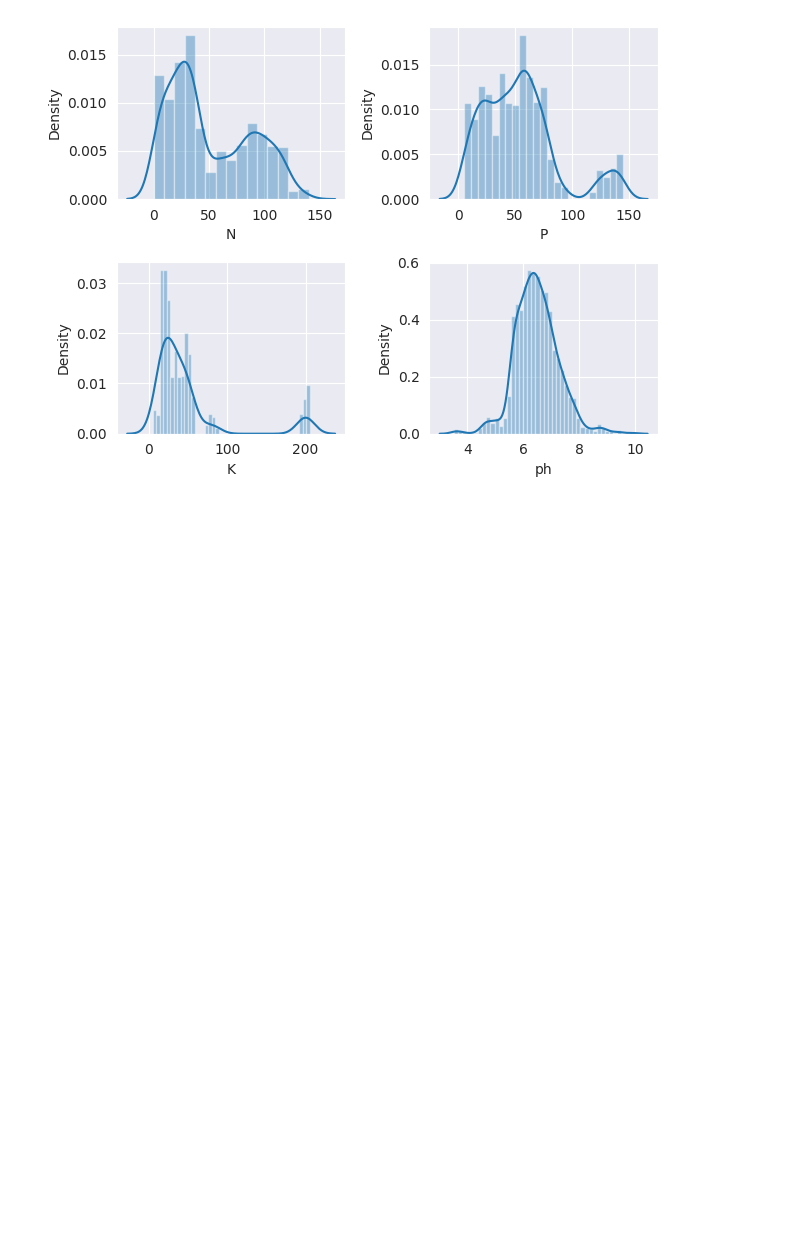
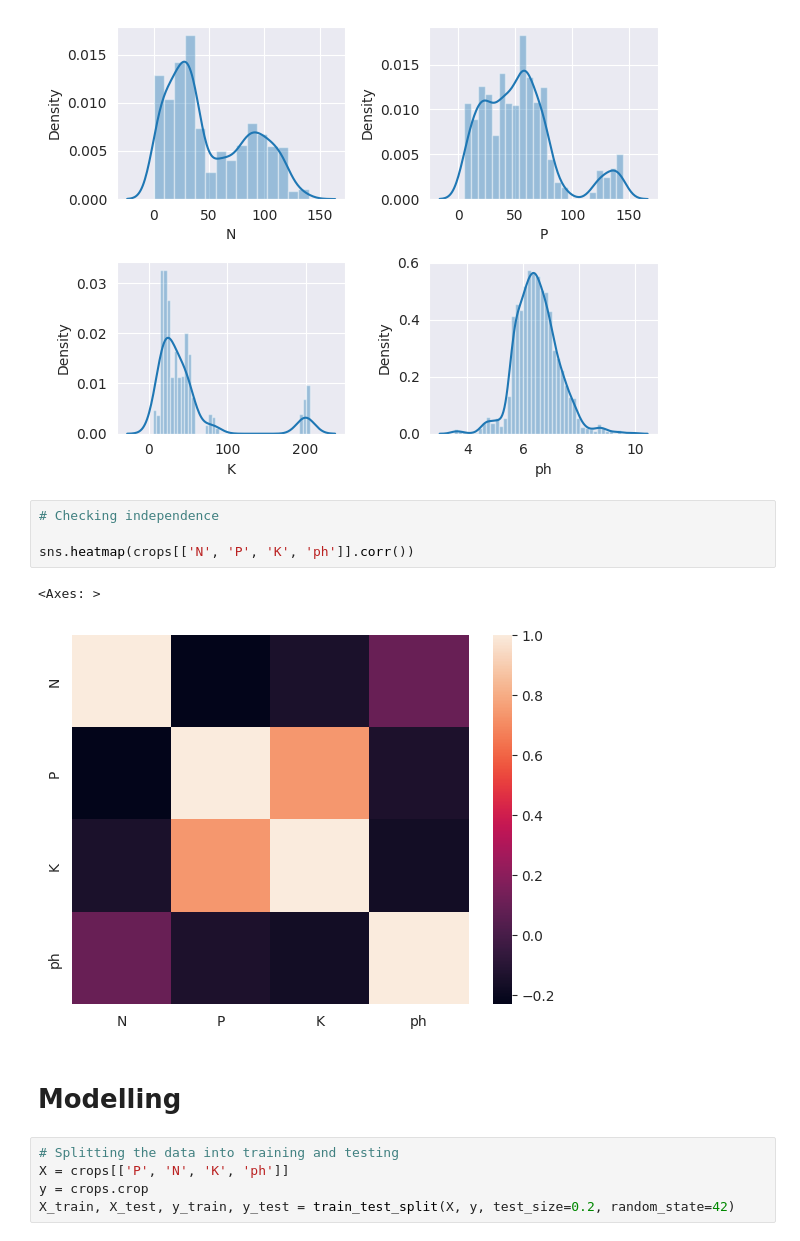
Before and after one commit to carlosjesuscaro/data_analysis_crops, a Jupyter notebook: main.ipynb, the cells around one changed output. Saved outputs shown, nothing was run; the diff lists cells and outputs as text; blank space fills up the shorter version.

```diff
--- a/main.ipynb
+++ b/main.ipynb
@@ -96,3 +98,17 @@ https://gist.github.com/mwaskom/de44147ed2974457ad6372750bbe5751
 
   sns.distplot(crops.ph, ax=axes[1,1], kde=True)
 [figure]
+# %%
+# Checking independence
+
+sns.heatmap(crops[['N', 'P', 'K', 'ph']].corr())
+# %% [output]
+<Axes: >
+[figure, added]
+# %% [markdown]
+# Modelling
+# %%
+# Splitting the data into training and testing
+X = crops[['P', 'N', 'K', 'ph']]
+y = crops.crop
+X_train, X_test, y_train, y_test = train_test_split(X, y, test_size=0.2, random_state=42)
```
Also changed, not shown: parts of 4 cells of this notebook.
